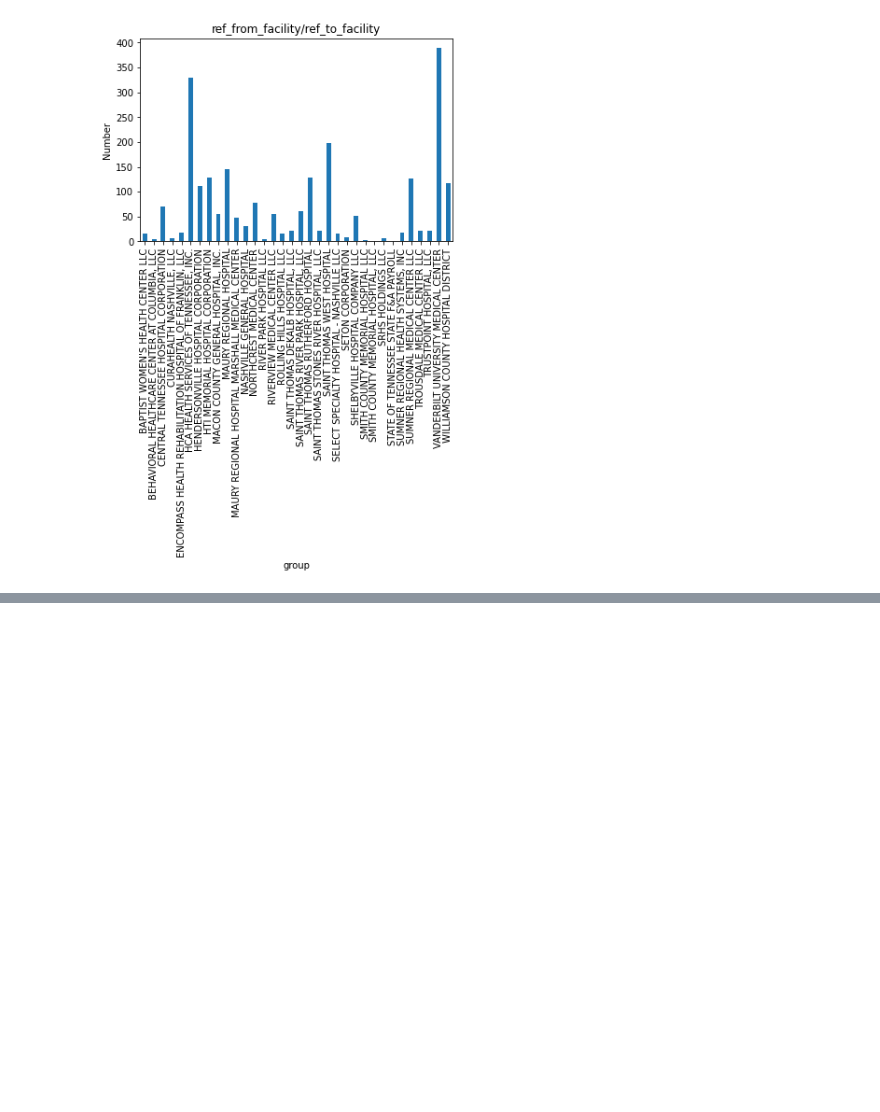
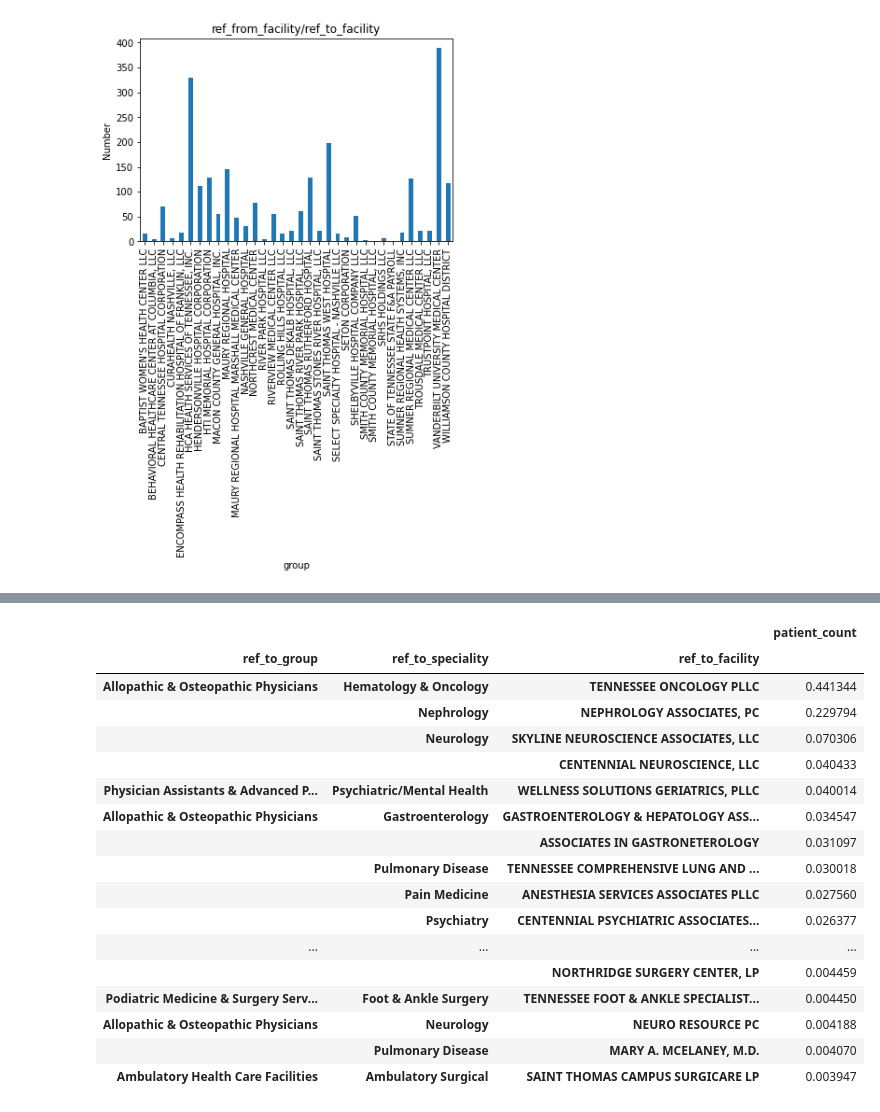
Before and after one commit to hcgreer/hop_team-team_blimp, a Jupyter notebook: hop_referal_dbsearch.ipynb, the cells around one changed output, grey strips where cells are left out. Saved outputs shown, nothing was run; the diff lists cells and outputs as text; code cells hidden in the pictures; blank space fills up the shorter version.

Commit message:
cross community referals

```diff
--- a/hop_referal_dbsearch.ipynb
+++ b/hop_referal_dbsearch.ipynb
@@ -2180,0 +2109,72 @@ array([nan, 'Allergy', 'Critical Care Medicine', 'Pain Medicine',
+# %%
+
+(((refto_from[(refto_from['ref_from_commid']== 83) & (refto_from['ref_to_speciality'].isin(['Allergy',
+                                                                                            'Critical Care Medicine',
+                                                                                            'Pain Medicine',
+       'Dermatopathology',
+                                                                                            'MOHS-Micrographic Surgery',
+       'Emergency Medical Services',
+                                                                                            'Pediatric Emergency Medicine',
+       'Addiction Medicine', 'Adult Medicine', 'Geriatric Medicine',
+       'Hospice and Palliative Medicine', 'Sports Medicine',
+       'Advanced Heart Failure and Transplant Cardiology',
+       'Allergy & Immunology', 'Cardiovascular Disease',
+       'Clinical Cardiac Electrophysiology',
+       'Endocrinology, Diabetes & Metabolism', 'Gastroenterology',
+       'Hematology', 'Hematology & Oncology', 'Infectious Disease',
+       'Interventional Cardiology', 'Medical Oncology', 'Nephrology',
+       'Pulmonary Disease', 'Rheumatology', 'Sleep Medicine',
+       'Female Pelvic Medicine and Reconstructive Surgery',
+       'Gynecologic Oncology', 'Gynecology', 'Obstetrics',
+       'Ophthalmic Plastic and Reconstructive Surgery',
+       'Retina Specialist', 'Adult Reconstructive Orthopaedic Surgery',
+       'Foot and Ankle Surgery', 'Hand Surgery',
+       'Orthopaedic Surgery of the Spine', 'Orthopaedic Trauma',
+       'Facial Plastic Surgery', 'Plastic Surgery within the Head & Neck',
+       'Interventional Pain Medicine',
+
+       'Cytopathology',
+       'Brain Injury Medicine', 'Geriatric Psychiatry', 'Neurology',
+       'Psychiatry', 'Neuroradiology',
+       'Pediatric Radiology',
+       'Therapeutic Radiology', 'Vascular & Interventional Radiology',
+       'Plastic and Reconstructive Surgery', 'Surgery of the Hand',
+       'Surgical Oncology', 'Trauma Surgery', 'Vascular Surgery',
+       'Mental Health', 'Clinical', 'Clinical Child & Adolescent',
+
+       'Oral and Maxillofacial Surgery', 'Gerontology', 'Pain Management',
+       'Acute Care', 'Medical-Surgical',
+       'Psychiatric/Mental Health, Adult', 'Adult Health', 'Family',
+       'Primary Care', 'Psychiatric/Mental Health', "Women's Health",
+        'Surgical', 'Foot & Ankle Surgery', 'Foot Surgery',
+       'Primary Podiatric Medicine', 'Ambulatory Surgical',
+       'End-Stage Renal Disease (ESRD) Treatment', 'Endoscopy',
+
+       'Mental Health (Including Community Mental Health Center)',
+      'Physical Therapy', 'Podiatric', 'Radiology',
+       'Radiology, Mobile', 'Rehabilitation', 'Rural Health',
+       'Sleep Disorder Diagnostic', 'Urgent Care', 'Critical Access',
+
+       'Parenteral & Enteral Nutrition'
+       ]))].groupby(['ref_to_group', 'ref_to_speciality', 'ref_to_facility'])['patient_count'].sum())/(refto_from['patient_count'].sum()))*100).sort_values(ascending=False).to_frame().head(50)
+# .tail(20).plot(kind="bar",
+# title = '20 least Referred speciality from cluste 83 into VUMC', xlabel='Referred speciality in VUMC', ylabel='% of total patient number in cbsa 34980')
+# %% [output]
+|  |  |  | patient_count |
+| ref_to_group | ref_to_speciality | ref_to_facility |  |
+| Allopathic & Osteopathic Physicians | Hematology & Oncology | TENNESSEE ONCOLOGY PLLC | 0.441344 |
+|  | Nephrology | NEPHROLOGY ASSOCIATES, PC | 0.229794 |
+|  | Neurology | SKYLINE NEUROSCIENCE ASSOCIATES, LLC | 0.070306 |
+|  |  | CENTENNIAL NEUROSCIENCE, LLC | 0.040433 |
+| Physician Assistants & Advanced P... | Psychiatric/Mental Health | WELLNESS SOLUTIONS GERIATRICS, PLLC | 0.040014 |
+| Allopathic & Osteopathic Physicians | Gastroenterology | GASTROENTEROLOGY & HEPATOLOGY ASS... | 0.034547 |
+|  |  | ASSOCIATES IN GASTRONETEROLOGY | 0.031097 |
+|  | Pulmonary Disease | TENNESSEE COMPREHENSIVE LUNG AND ... | 0.030018 |
+|  | Pain Medicine | ANESTHESIA SERVICES ASSOCIATES PLLC | 0.027560 |
+|  | Psychiatry | CENTENNIAL PSYCHIATRIC ASSOCIATES... | 0.026377 |
+| ... | ... | ... | ... |
+|  |  | NORTHRIDGE SURGERY CENTER, LP | 0.004459 |
+| Podiatric Medicine & Surgery Serv... | Foot & Ankle Surgery | TENNESSEE FOOT & ANKLE SPECIALIST... | 0.004450 |
+| Allopathic & Osteopathic Physicians | Neurology | NEURO RESOURCE PC | 0.004188 |
+|  | Pulmonary Disease | MARY A. MCELANEY, M.D. | 0.004070 |
+| Ambulatory Health Care Facilities | Ambulatory Surgical | SAINT THOMAS CAMPUS SURGICARE LP | 0.003947 |
```
Also changed, not shown: parts of 115 cells of this notebook.
